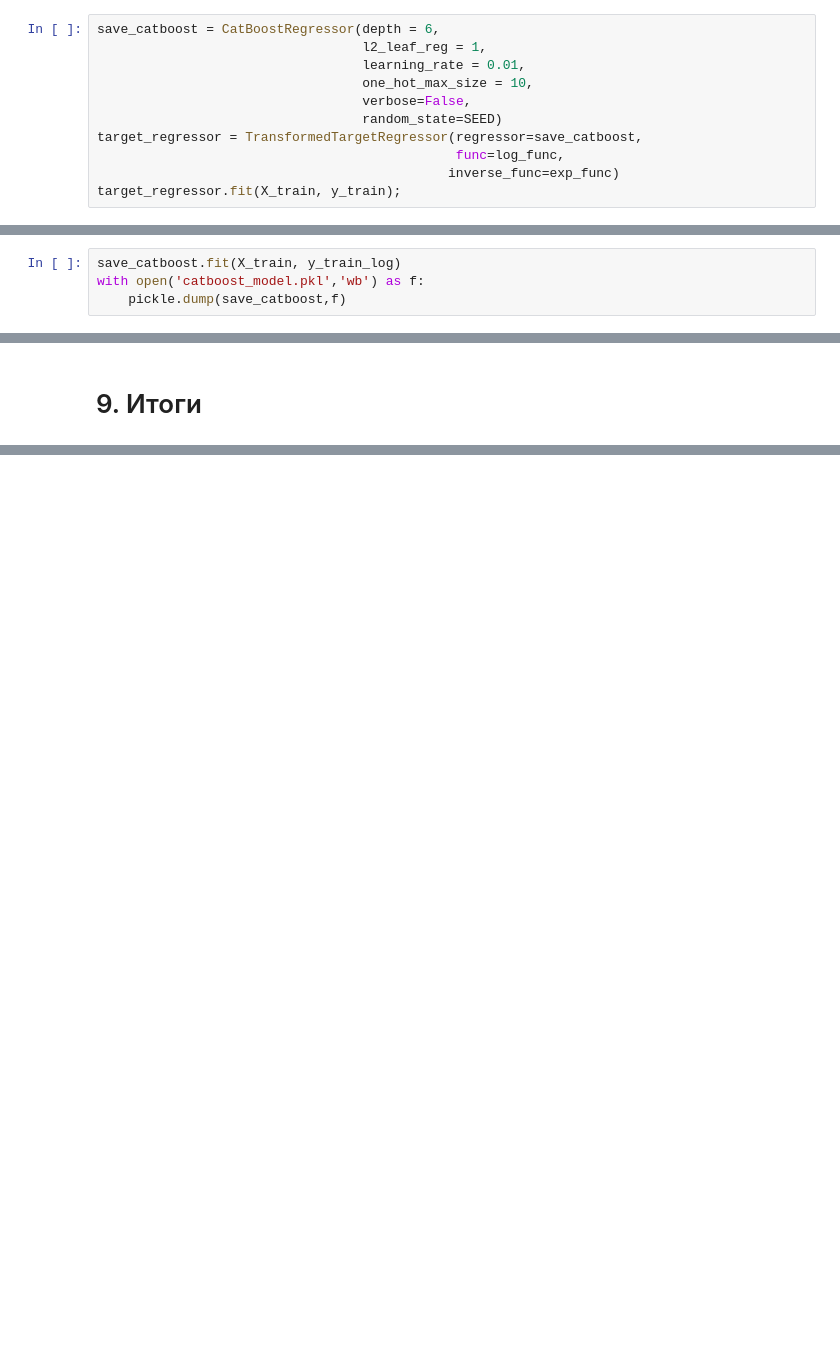
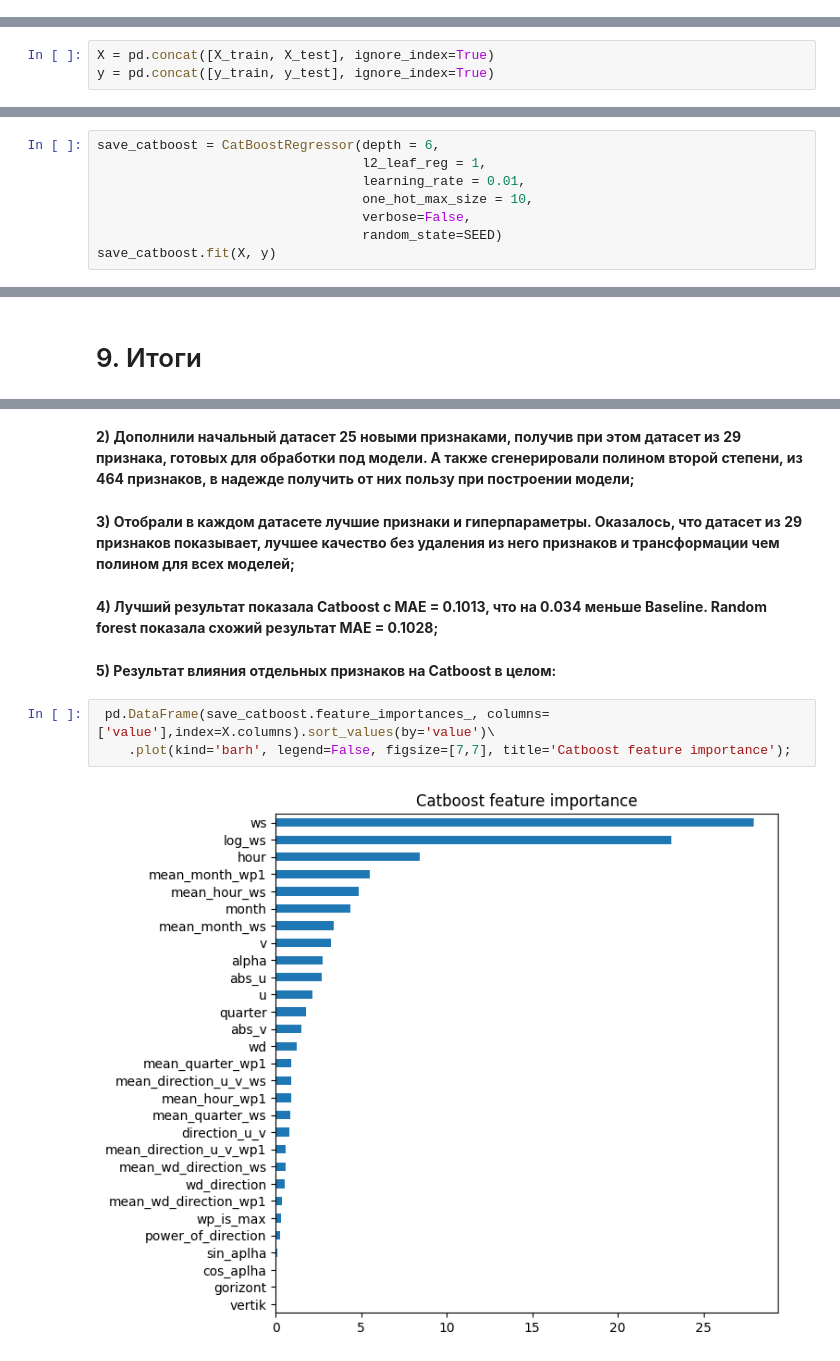
Before and after one commit to Fillevshin/Windmill_power_prediction, a Jupyter notebook: research_part.ipynb, the cells around one changed output, grey strips where cells are left out. Drawn from its saved outputs; the diff is of its cells as text; blank space fills up the shorter version.

```diff
--- a/research_part.ipynb
+++ b/research_part.ipynb
@@ -1270,11 +1269,0 @@ Catboost показала лучший результат, сохраним ее
-# %%
-save_catboost = CatBoostRegressor(depth = 6,
-                                  l2_leaf_reg = 1,
-                                  learning_rate = 0.01,
-                                  one_hot_max_size = 10,
-                                  verbose=False,
-                                  random_state=SEED)
-target_regressor = TransformedTargetRegressor(regressor=save_catboost,
-                                              func=log_func,
-                                             inverse_func=exp_func)
-target_regressor.fit(X_train, y_train);
@@ -1286,4 +1269,0 @@ y_train_log = y_train.apply(log_func)
-# %%
-save_catboost.fit(X_train, y_train_log)
-with open('catboost_model.pkl','wb') as f:
-    pickle.dump(save_catboost,f)
@@ -1289,0 +1297,3 @@ with open('catboost_model.pkl','wb') as f:
+# %%
+X = pd.concat([X_train, X_test], ignore_index=True)
+y = pd.concat([y_train, y_test], ignore_index=True)
@@ -1289,0 +1308,8 @@ with open('catboost_model.pkl','wb') as f:
+# %%
+save_catboost = CatBoostRegressor(depth = 6,
+                                  l2_leaf_reg = 1,
+                                  learning_rate = 0.01,
+                                  one_hot_max_size = 10,
+                                  verbose=False,
+                                  random_state=SEED)
+save_catboost.fit(X, y)
@@ -1298,0 +1328,13 @@ with open('catboost_model.pkl','wb') as f:
+# %% [markdown]
+**2) Дополнили начальный датасет 25 новыми признаками, получив при этом датасет из 29 признака, готовых для обработки под модели. А также сгенерировали полином второй степени, из 464 признаков, в надежде получить от них пользу при построении модели;**
+# %% [markdown]
+**3) Отобрали в каждом датасете лучшие признаки и гиперпараметры. Оказалось, что датасет из 29 признаков показывает, лучшее качество без удаления из него признаков и трансформации чем полином для всех моделей;**
+# %% [markdown]
+**4) Лучший результат показала Catboost с  МАЕ = 0.1013, что на 0.034 меньше Baseline. Random forest показала схожий результат MAE = 0.1028;**
+# %% [markdown]
+**5) Результат влияния отдельных признаков на Catboost в целом:**
+# %%
+ pd.DataFrame(save_catboost.feature_importances_, columns=['value'],index=X.columns).sort_values(by='value')\
+    .plot(kind='barh', legend=False, figsize=[7,7], title='Catboost feature importance');
+# %% [output]
+[figure, added]
```
Also changed, not shown: parts of 84 cells of this notebook, 1 other file.
